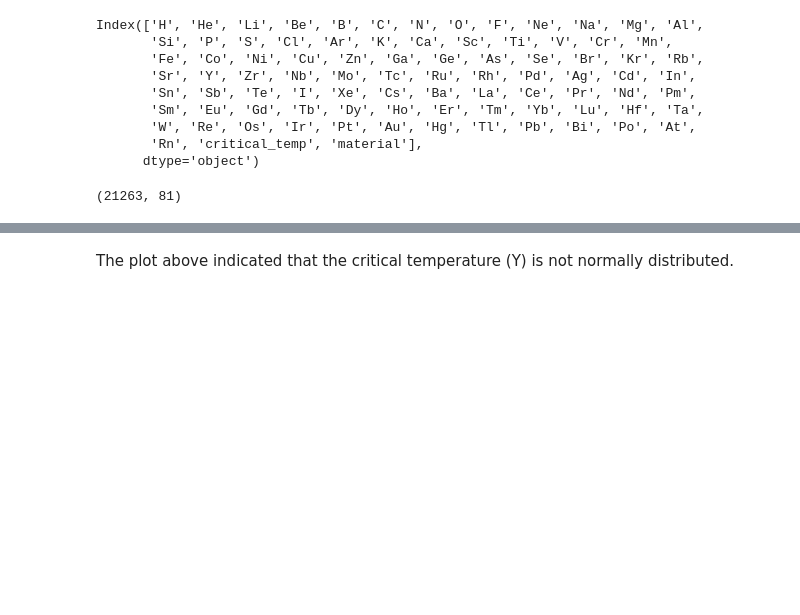
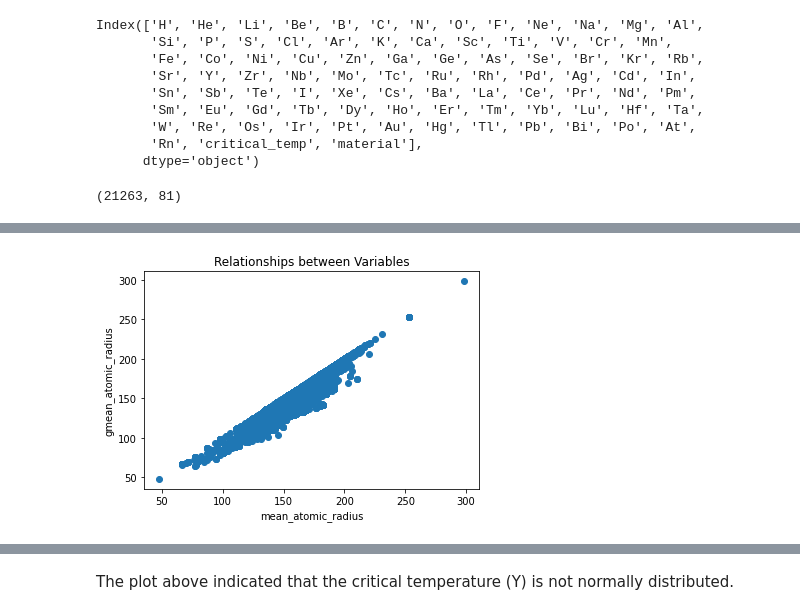
Before and after one commit to kuohu233/IE_7300, a Jupyter notebook: project.ipynb, the cells around one changed output, grey strips where cells are left out. Cells and saved outputs as stored; diff of their text form; code cells hidden in the pictures; blank space fills up the shorter version.

```diff
--- a/project.ipynb
+++ b/project.ipynb
@@ -149,0 +173,8 @@ Text(0.5, 1.0, 'wtd_mean_FusionHeat')
+# %%
+plt.scatter(x['mean_atomic_radius'],x['gmean_atomic_radius'])
+plt.title('Relationships between Variables')
+plt.xlabel('mean_atomic_radius')
+plt.ylabel('gmean_atomic_radius')
+plt.show()
+# %% [output]
+[figure, added]
```
Also changed, not shown: parts of 15 cells of this notebook.
